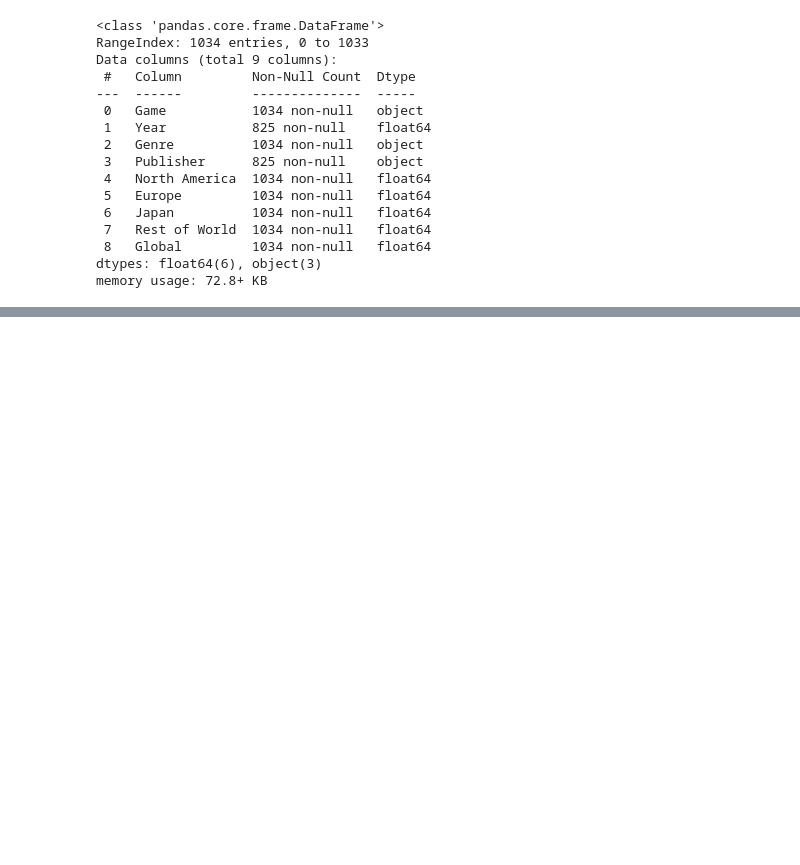
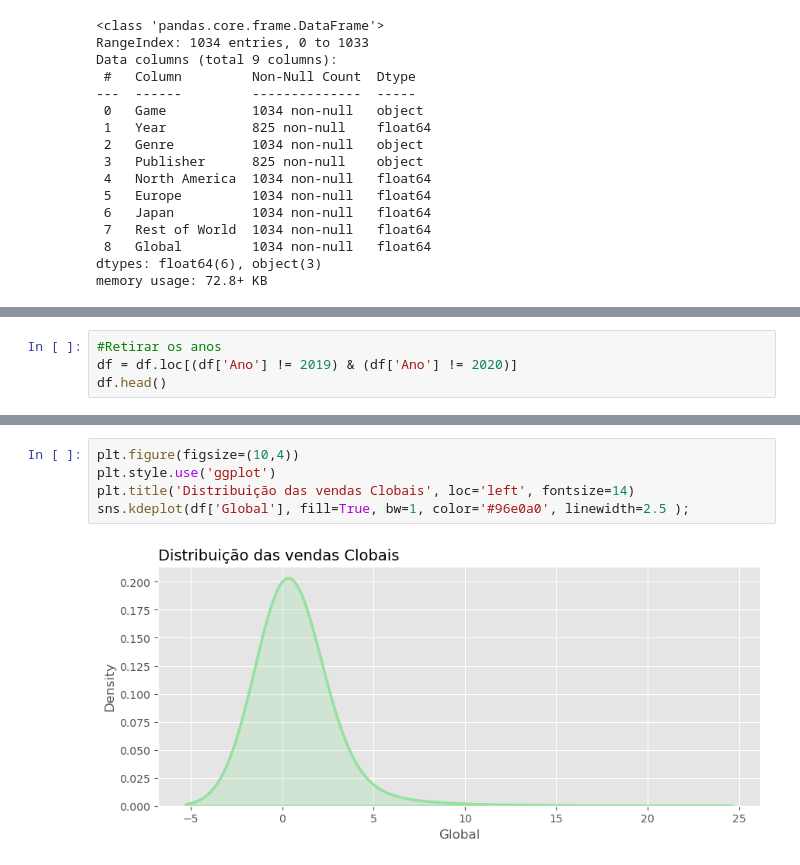
Before and after one commit to leandroclv/python_analise_dados_udemy, a Jupyter notebook: projetos/projeto_04/videogames.ipynb, the cells around one changed output, grey strips where cells are left out. Saved outputs shown, nothing was run; the diff lists cells and outputs as text; blank space fills up the shorter version.

```diff
--- a/projetos/projeto_04/videogames.ipynb
+++ b/projetos/projeto_04/videogames.ipynb
@@ -49,0 +113,4 @@ memory usage: 72.8+ KB
+# %%
+#Retirar os anos
+df = df.loc[(df['Ano'] != 2019) & (df['Ano'] != 2020)]
+df.head()
@@ -49,0 +124,7 @@ memory usage: 72.8+ KB
+# %%
+plt.figure(figsize=(10,4))
+plt.style.use('ggplot')
+plt.title('Distribuição das vendas Clobais', loc='left', fontsize=14)
+sns.kdeplot(df['Global'], fill=True, bw=1, color='#96e0a0', linewidth=2.5 );
+# %% [output]
+[figure, added]
```
Also changed, not shown: parts of 14 cells of this notebook.
